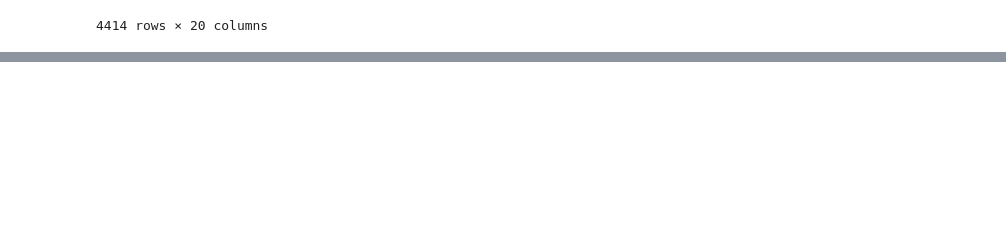
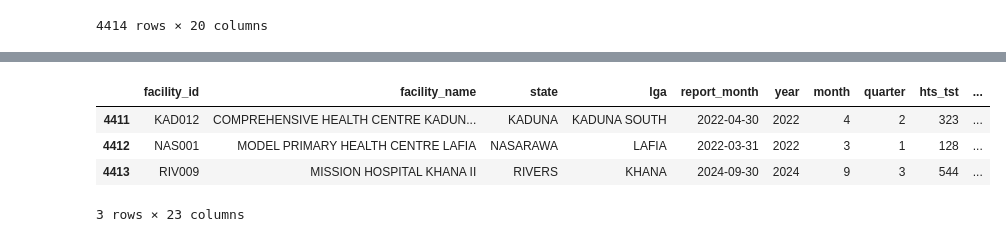
Before and after one commit to AlozieCollins/Intern-dataset-work, a Jupyter notebook: work.ipynb, the cells around one changed output, grey strips where cells are left out. Cells and saved outputs as stored; diff of their text form; code cells hidden in the pictures; blank space fills up the shorter version.

```diff
--- a/work.ipynb
+++ b/work.ipynb
@@ -40,0 +77,18 @@ AttributeError: 'Series' object has no attribute 'pd'
+# %%
+# Moved the year, month and quarter column from the end to just beside the report_month column from better reading
+cols = df.columns.tolist()
+cols.remove('year')
+cols.remove('month')
+cols.remove('quarter')
+
+cols.insert(5, 'year')
+cols.insert(6, 'month')
+cols.insert(7, 'quarter')
+df = df[cols]
+df.tail(3)
+# %% [output]
+|  | facility_id | facility_name | state | lga | report_month | year | month | quarter | hts_tst | ... |
+| 4411 | KAD012 | COMPREHENSIVE HEALTH CENTRE KADUN... | KADUNA | KADUNA SOUTH | 2022-04-30 | 2022 | 4 | 2 | 323 | ... |
+| 4412 | NAS001 | MODEL PRIMARY HEALTH CENTRE LAFIA | NASARAWA | LAFIA | 2022-03-31 | 2022 | 3 | 1 | 128 | ... |
+| 4413 | RIV009 | MISSION HOSPITAL KHANA II | RIVERS | KHANA | 2024-09-30 | 2024 | 9 | 3 | 544 | ... |
+3 rows × 23 columns
```
Also changed, not shown: parts of 10 cells of this notebook.
